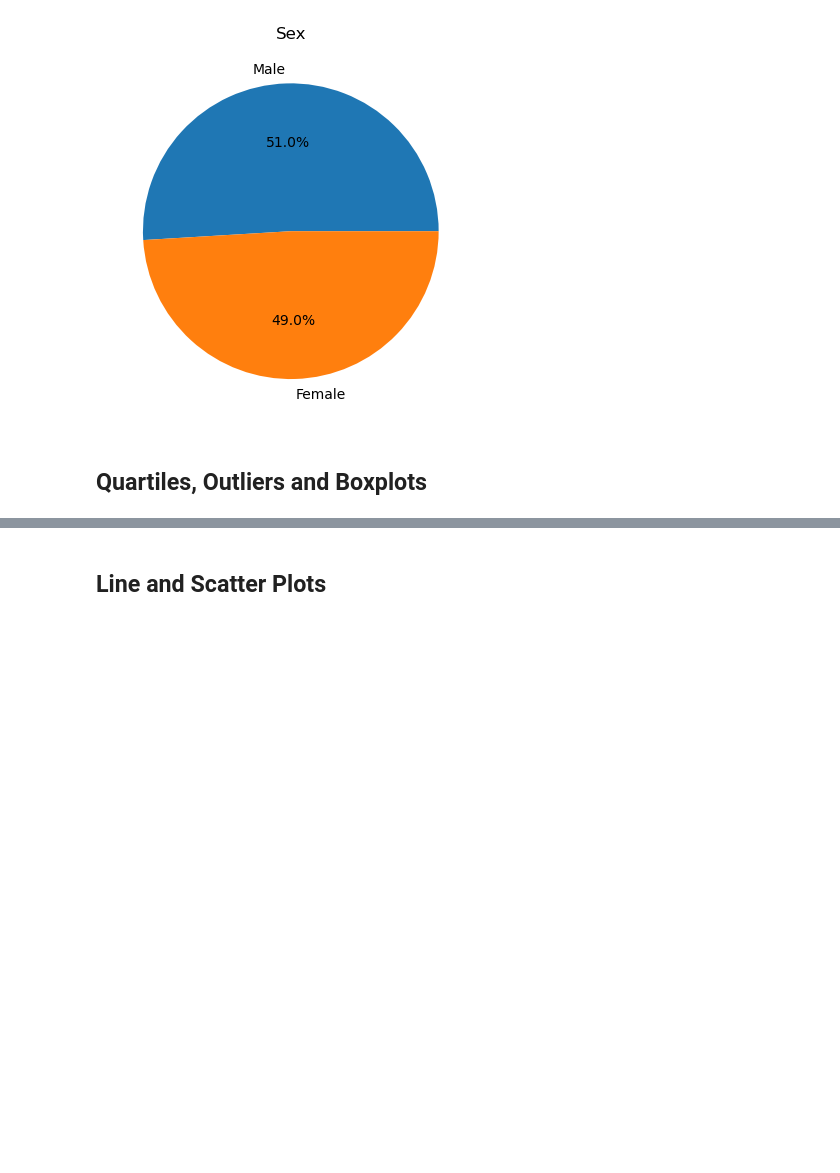
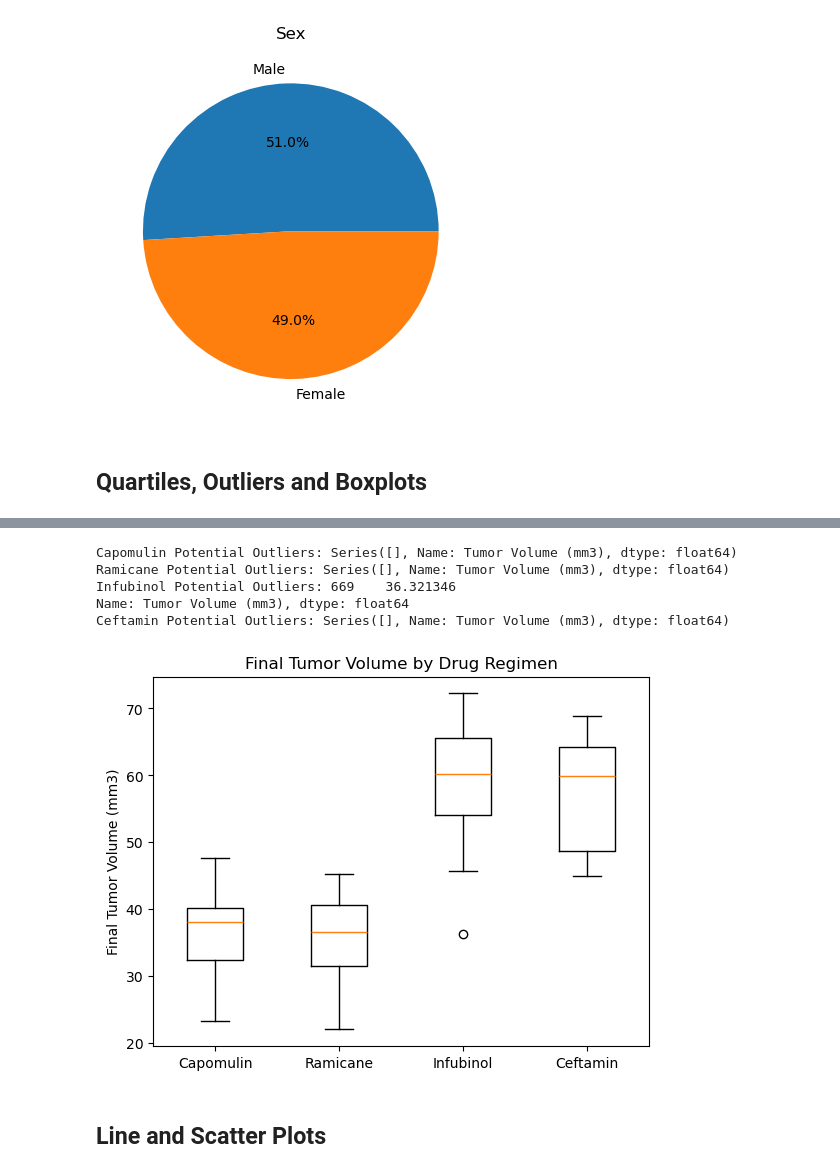
Before and after one commit to mccainjl/matplotlib-challenge, a Jupyter notebook: pymaceuticals_starter.ipynb, the cells around one changed output, grey strips where cells are left out. Drawn from its saved outputs; the diff is of its cells as text; code cells hidden in the pictures; blank space fills up the shorter version.

```diff
--- a/pymaceuticals_starter.ipynb
+++ b/pymaceuticals_starter.ipynb
@@ -177,8 +178,18 @@ Text(0.5, 1.0, 'Sex')
 # %%
 # Calculate the final tumor volume of each mouse across four of the treatment regimens:
 # Capomulin, Ramicane, Infubinol, and Ceftamin
+dataclean[["Mouse ID", "Drug Regimen"]].head()
+#print(dataclean.columns.tolist())
+
 
 # Start by getting the last (greatest) timepoint for each mouse
 
+finalvolume = dataclean.groupby("Mouse ID")["Timepoint"].max()
+finalvolume
 
 # Merge this group df with the original dataframe to get the tumor volume at the last timepoint
+
+outcomes = dataclean.merge(finalvolume, on = "Mouse ID", suffixes = ("","_max"))
+outcomes["Timepoint_max"].unique()
+outcomes = outcomes.loc[outcomes["Timepoint"]==outcomes["Timepoint_max"],:]
+outcomes["Mouse ID"].value_counts()
@@ -185,21 +210,49 @@ Text(0.5, 1.0, 'Sex')
 # %%
 # Put treatments into a list for for loop (and later for plot labels)
 
+treatments = ["Capomulin", "Ramicane", "Infubinol", "Ceftamin"]
+treatments
 
 # Create empty list to fill with tumor vol data (for plotting)
 
+tumor_ol_data = []
 
 # Calculate the IQR and quantitatively determine if there are any potential outliers.
 
 
     # Locate the rows which contain mice on each drug and get the tumor volumes
 
+for drug in treatments:
+
+    volumes = outcomes.loc[outcomes["Drug Regimen"]==drug, "Tumor Volume (mm3)"]
 
     # add subset
 
+    tumor_ol_data.append(volumes)
 
     # Determine outliers using upper and lower bounds
+
+    quartiles = volumes.quantile([.25,.5,.75])
+    lowerquartile = quartiles[0.25]
+    upperquartile = quartiles[0.75]
+    iqr = upperquartile - lowerquartile
+    lowerbound = lowerquartile - (1.5*iqr)
+    upperbound = upperquartile + (1.5*iqr)
+    outliers = volumes.loc[(volumes > upperbound) | (volumes < lowerbound)]
+    print(f"{drug} Potential Outliers: {outliers}")
+# %% [output]
+Capomulin Potential Outliers: Series([], Name: Tumor Volume (mm3), dtype: float64)
+Ramicane Potential Outliers: Series([], Name: Tumor Volume (mm3), dtype: float64)
+Infubinol Potential Outliers: 669    36.321346
+Name: Tumor Volume (mm3), dtype: float64
+Ceftamin Potential Outliers: Series([], Name: Tumor Volume (mm3), dtype: float64)
 # %%
 # Generate a box plot of the final tumor volume of each mouse across four regimens of interest
+plt.boxplot(tumor_ol_data, tick_labels=treatments)
+plt.ylabel("Final Tumor Volume (mm3)")
+plt.title("Final Tumor Volume by Drug Regimen")
+plt.show()
+# %% [output]
+[figure, added]
 # %% [markdown]
 ## Line and Scatter Plots
```
Also changed, not shown: parts of 6 cells of this notebook.
